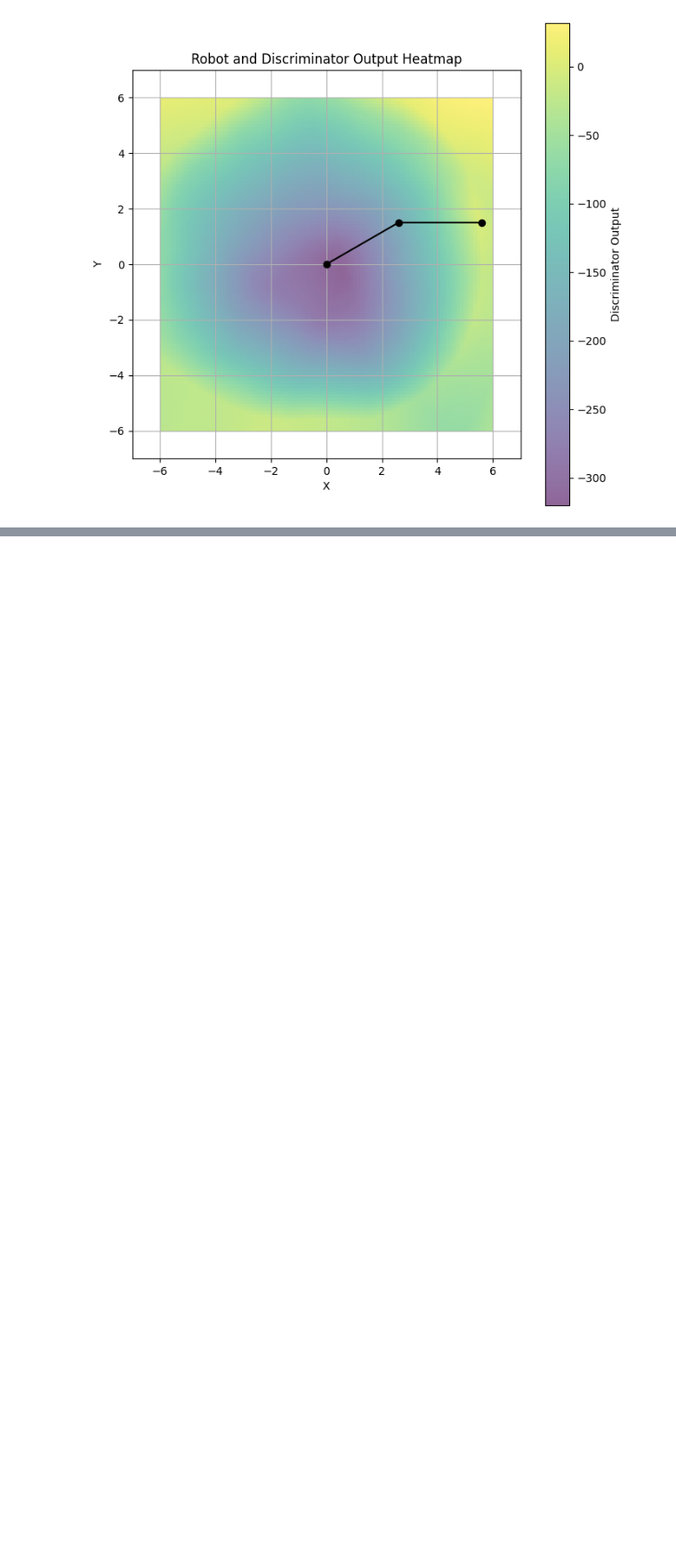
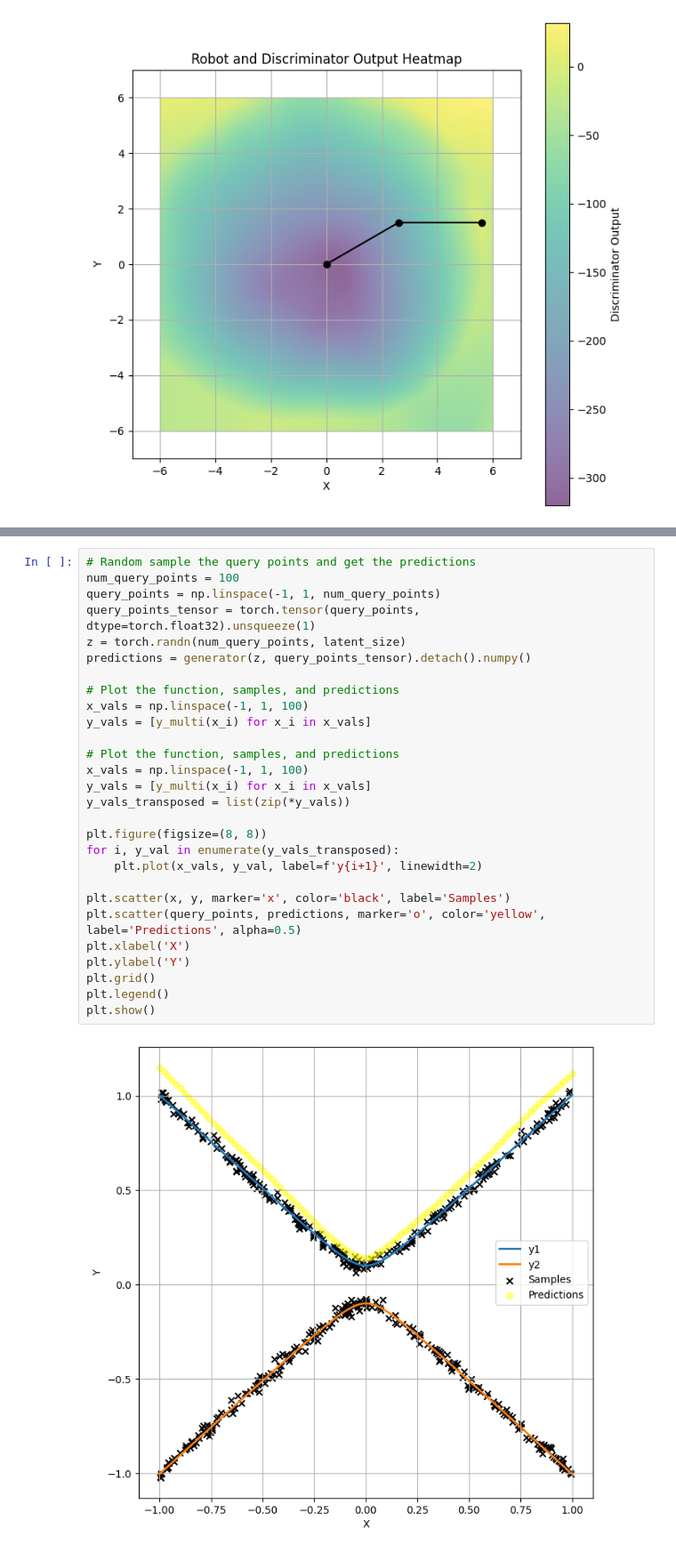
Before and after one commit to zipping-suger/MultiModLearn, a Jupyter notebook: note.ipynb, the cells around one changed output, grey strips where cells are left out. Shown at 89% size. Drawn from its saved outputs; the diff is of its cells as text; blank space fills up the shorter version.

```diff
--- a/note.ipynb
+++ b/note.ipynb
@@ -102,0 +443,30 @@ plot_robot_and_heatmap(robot, discriminator, conjugate_angles)
+# %%
+# Random sample the query points and get the predictions
+num_query_points = 100
+query_points = np.linspace(-1, 1, num_query_points)
+query_points_tensor = torch.tensor(query_points, dtype=torch.float32).unsqueeze(1)
+z = torch.randn(num_query_points, latent_size)
+predictions = generator(z, query_points_tensor).detach().numpy()
+
+# Plot the function, samples, and predictions
+x_vals = np.linspace(-1, 1, 100)
+y_vals = [y_multi(x_i) for x_i in x_vals]
+
+# Plot the function, samples, and predictions
+x_vals = np.linspace(-1, 1, 100)
+y_vals = [y_multi(x_i) for x_i in x_vals]
+y_vals_transposed = list(zip(*y_vals))
+
+plt.figure(figsize=(8, 8))
+for i, y_val in enumerate(y_vals_transposed):
+    plt.plot(x_vals, y_val, label=f'y{i+1}', linewidth=2)
+
+plt.scatter(x, y, marker='x', color='black', label='Samples')
+plt.scatter(query_points, predictions, marker='o', color='yellow', label='Predictions', alpha=0.5)
+plt.xlabel('X')
+plt.ylabel('Y')
+plt.grid()
+plt.legend()
+plt.show()
+# %% [output]
+[figure, added]
```
Also changed, not shown: parts of 13 cells of this notebook, 2 other files.
